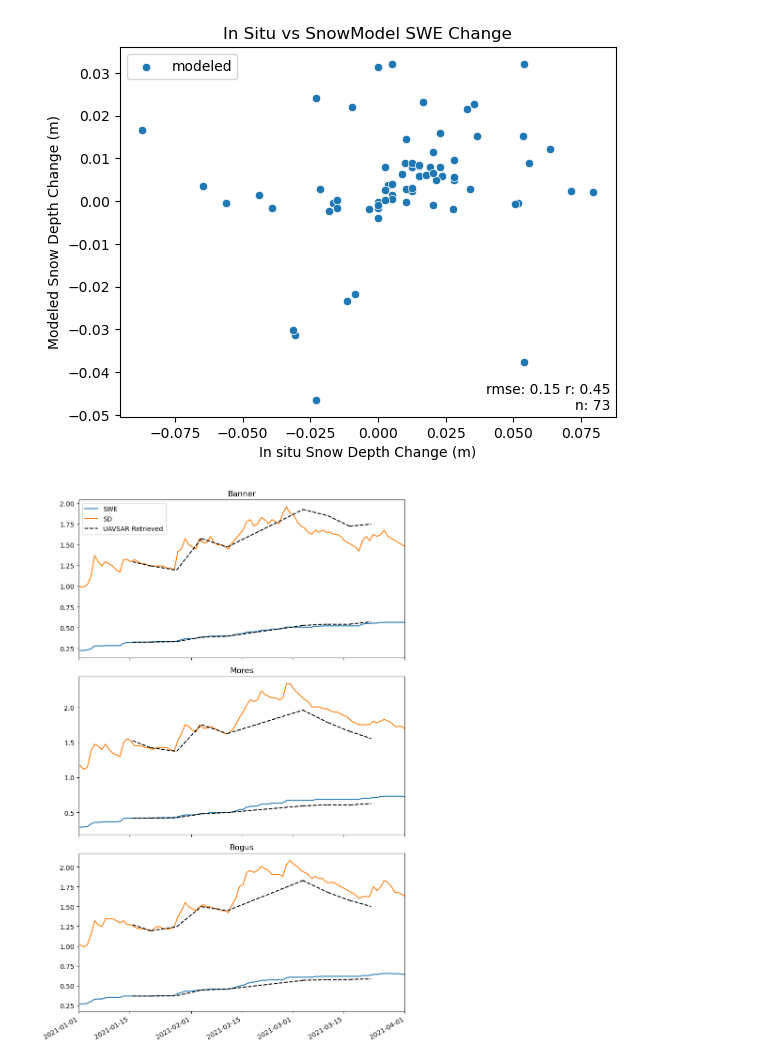
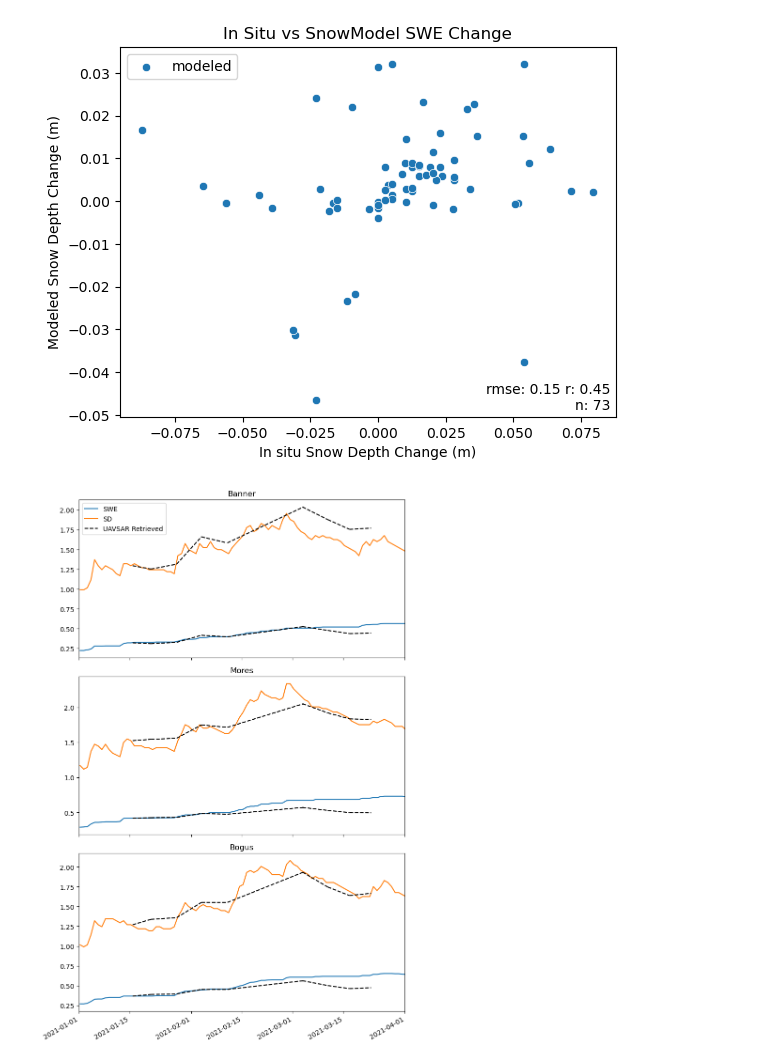
Before and after one commit to ZachHoppinen/uavsar-validation, a Jupyter notebook: src/compare/insitu/insitu_main.ipynb, the cells around one changed output. Cells and saved outputs as stored; diff of their text form; code cells hidden in the pictures.

Commit message:
correct figure

```diff
--- a/src/compare/insitu/insitu_main.ipynb
+++ b/src/compare/insitu/insitu_main.ipynb
@@ -153,38 +153,38 @@ for snotel_name, ax in zip(['banner', 'mores', 'bogus'], axes):
             sd_initial = r.t1_SD
 
         # ax.plot([r.time1, r.time2], [swe_initial, swe_initial+ r.dSWE], color = 'C0', linestyle = '-')
-        ax.plot([r.time1, r.time2], [swe_initial, swe_initial+ r.dSWE], color = 'black', linestyle = '--')
-        swe_initial += r.dSWE
+        ax.plot([r.time1, r.time2], [swe_initial, swe_initial+ r.int_atm_swe], color = 'black', linestyle = '--')
+        swe_initial += r.int_atm_swe
 
         # ax.plot([r.time1, r.time2], [sd_initial, sd_initial+ r.dSD], color = 'C1', linestyle = '-')
-        ax.plot([r.time1, r.time2], [sd_initial, sd_initial+ r.dSD], color = 'black', linestyle = '--')
-        sd_initial += r.dSD
+        ax.plot([r.time1, r.time2], [sd_initial, sd_initial+ r.int_atm_sd], color = 'black', linestyle = '--')
+        sd_initial += r.int_atm_sd
 
         if r.time2.date() == date(2021, 2, 10):
             # have to fill in for the period we didn't add to this netcdf
             old_ds = xr.open_dataset(ncs_dir.joinpath('old','232_2021-02-10_2021-03-03.sd.nc')).sel(x = slice(r.lon - tol, r.lon + tol), y = slice(r.lat + tol, r.lat - tol))
             d_swe = old_ds['sd_delta_int'].mean() * old_ds.attrs['mean_density'] / 997
             # ax.plot([pd.to_datetime('2021-02-11'), pd.to_datetime('2021-03-04')], [swe_initial, swe_initial+ d_swe], color = 'C0', linestyle = '-', label = 'UAVSAR SWE')
             ax.plot([pd.to_datetime('2021-02-11'), pd.to_datetime('2021-03-04')], [swe_initial, swe_initial+ d_swe], color = 'black', linestyle = '--')
             swe_initial += d_swe
 
             d_sd = old_ds['sd_delta_int'].mean()
             # ax.plot([pd.to_datetime('2021-02-11'), pd.to_datetime('2021-03-04')], [sd_initial, sd_initial+ d_sd], color = 'C1', linestyle = '-')
             ax.plot([pd.to_datetime('2021-02-11'), pd.to_datetime('2021-03-04')], [sd_initial, sd_initial+ d_sd], color = 'black', linestyle = '--', label = 'UAVSAR Retrieved')
             sd_initial += d_sd
     ax.set_title(snotel_name.capitalize())
     ax.legend()
 for ax in axes[1:]:
     ax.legend().remove()
 
 for ax in axes[:2]:
     ax.set_xticklabels([])
 
 for ax in axes:
     ax.set_xlabel('')
     ax.set_xlim([date(2021, 1, 1), date(2021, 4, 1)])
 
 plt.tight_layout()
 plt.savefig(fig_dir.joinpath('snotel_swe_sd_ts.png'))
 # %% [output]
-[figure, old version]
+[figure, new version]
```
Also changed, not shown: 1 other file.
